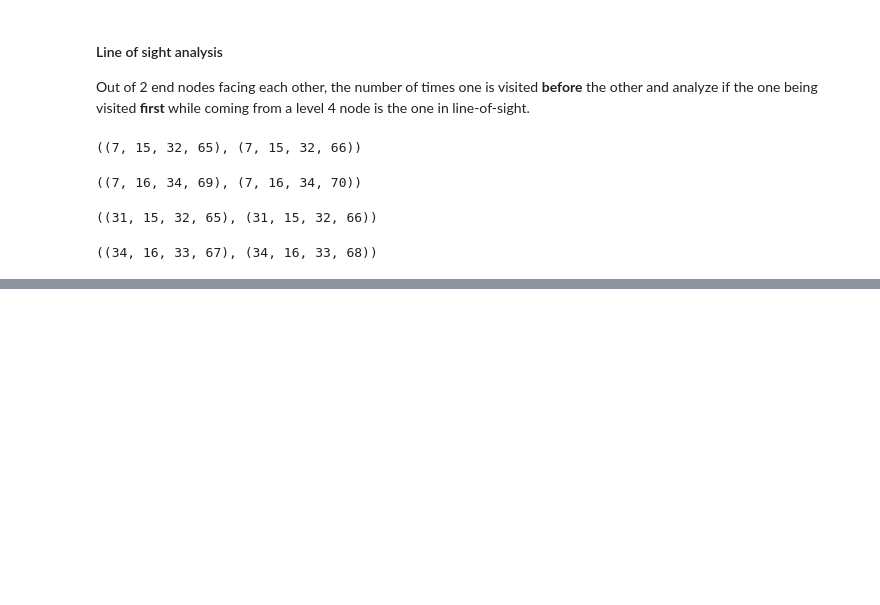
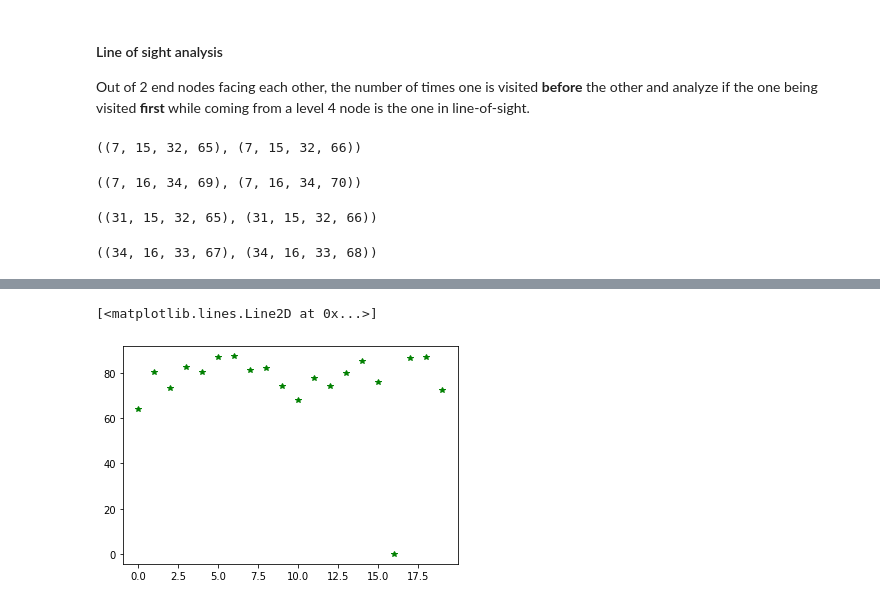
Before and after one commit to umeshksingla/MouseMazeHierRL, a Jupyter notebook: LoS_analysis.ipynb, the cells around one changed output, grey strips where cells are left out. Saved outputs shown, nothing was run; the diff lists cells and outputs as text; code cells hidden in the pictures; blank space fills up the shorter version.

```diff
--- a/LoS_analysis.ipynb
+++ b/LoS_analysis.ipynb
@@ -342,0 +303,5 @@ plt.show()
+# %%
+plt.plot(avg_global_direction.values(), 'g*')
+# %% [output]
+[<matplotlib.lines.Line2D at 0x...>]
+[figure, added]
```
Also changed, not shown: parts of 25 cells of this notebook.
